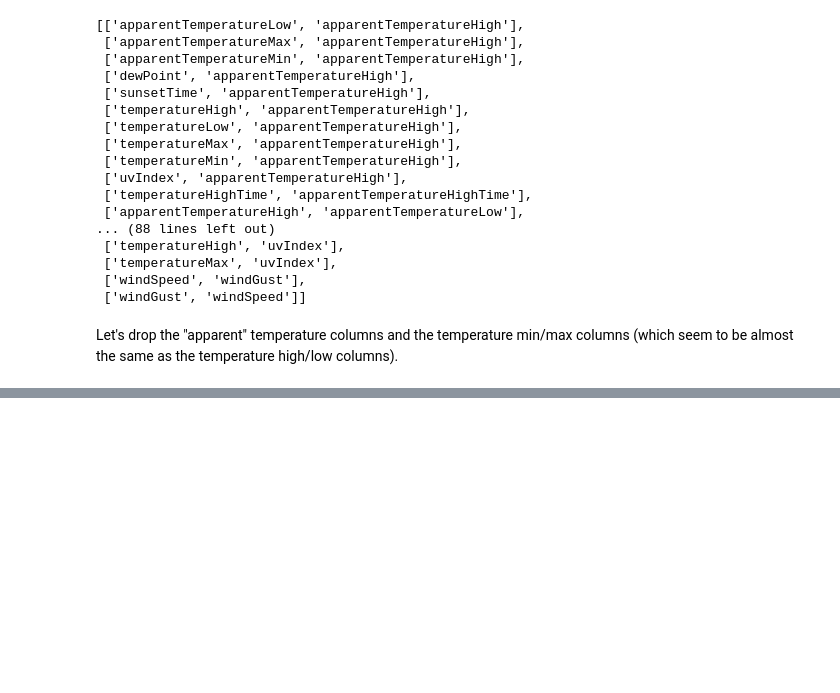
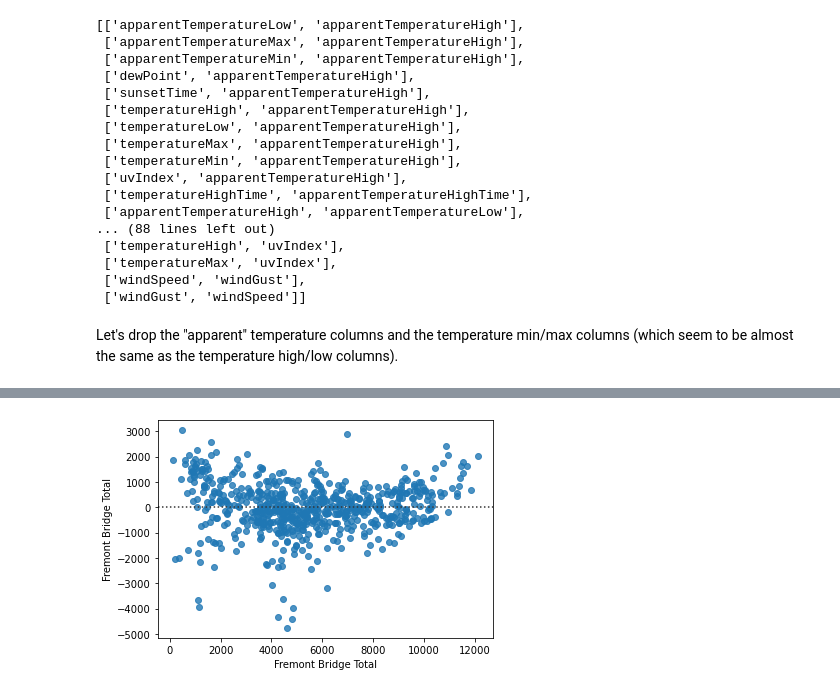
Before and after one commit to wvsharber/bike_seattle, a Jupyter notebook: notebooks/exploratory/Feature Evaluation and Modeling.ipynb, the cells around one changed output, grey strips where cells are left out. Drawn from its saved outputs; the diff is of its cells as text; code cells hidden in the pictures; blank space fills up the shorter version.

```diff
--- a/notebooks/exploratory/Feature Evaluation and Modeling.ipynb
+++ b/notebooks/exploratory/Feature Evaluation and Modeling.ipynb
@@ -110,0 +95,2 @@ sns.heatmap(corr_edit,
+# %%
+X_train, X_test, y_train, y_test = train_test_split(df.iloc[:, 2:], df['Fremont Bridge Total'], random_state = 2007)
@@ -110,0 +103,3 @@ sns.heatmap(corr_edit,
+# %%
+ols = LinearRegression()
+ols.fit(X_train, y_train)
@@ -110,0 +112,2 @@ sns.heatmap(corr_edit,
+# %%
+test_preds = ols.predict(X_test)
@@ -110,0 +128,6 @@ sns.heatmap(corr_edit,
+# %%
+resids = y_test - test_preds
+# %%
+sns.residplot(y_test, resids);
+# %% [output]
+[figure, added]
```
Also changed, not shown: parts of 16 cells of this notebook.
